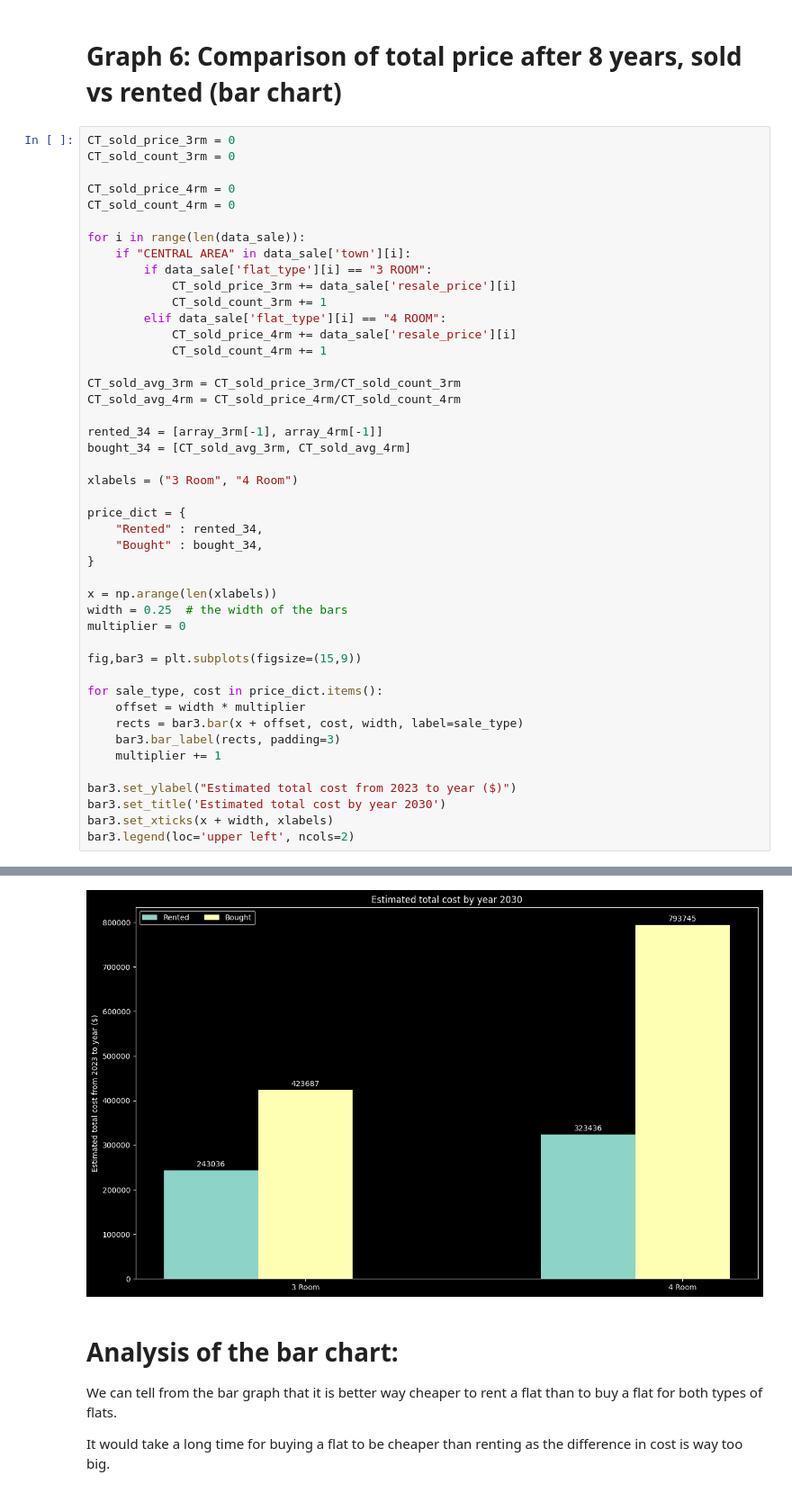
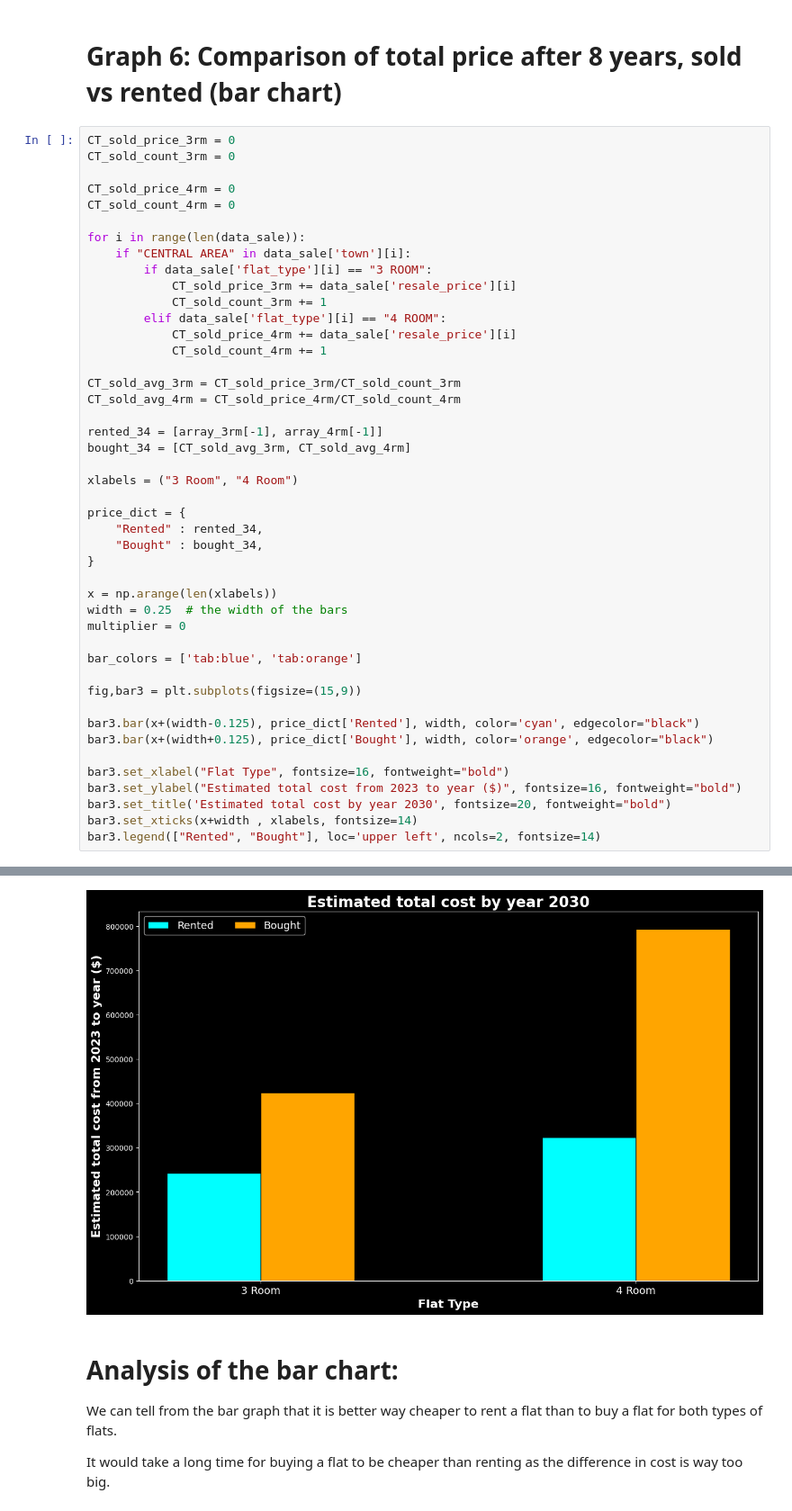
Before and after one commit to Deagozn/PDS, a Jupyter notebook: Assignment/AssignmentV2.ipynb, the cells around one changed output, grey strips where cells are left out. Shown: that part at 90% size. Drawn from its saved outputs; the diff is of its cells as text.

```diff
--- a/Assignment/AssignmentV2.ipynb
+++ b/Assignment/AssignmentV2.ipynb
@@ -745,43 +743,43 @@ for i in range(len(data_sale)):
     if "CENTRAL AREA" in data_sale['town'][i]:
         if data_sale['flat_type'][i] == "3 ROOM":
             CT_sold_price_3rm += data_sale['resale_price'][i]
             CT_sold_count_3rm += 1
         elif data_sale['flat_type'][i] == "4 ROOM":
             CT_sold_price_4rm += data_sale['resale_price'][i]
             CT_sold_count_4rm += 1
 
 CT_sold_avg_3rm = CT_sold_price_3rm/CT_sold_count_3rm
 CT_sold_avg_4rm = CT_sold_price_4rm/CT_sold_count_4rm
 
 rented_34 = [array_3rm[-1], array_4rm[-1]]
 bought_34 = [CT_sold_avg_3rm, CT_sold_avg_4rm]
 
 xlabels = ("3 Room", "4 Room")
 
 price_dict = {
     "Rented" : rented_34,
     "Bought" : bought_34,
 }
 
 x = np.arange(len(xlabels))
 width = 0.25  # the width of the bars
 multiplier = 0
 
+bar_colors = ['tab:blue', 'tab:orange']
+
 fig,bar3 = plt.subplots(figsize=(15,9))
 
-for sale_type, cost in price_dict.items():
-    offset = width * multiplier
-    rects = bar3.bar(x + offset, cost, width, label=sale_type)
-    bar3.bar_label(rects, padding=3)
-    multiplier += 1
+bar3.bar(x+(width-0.125), price_dict['Rented'], width, color='cyan', edgecolor="black")
+bar3.bar(x+(width+0.125), price_dict['Bought'], width, color='orange', edgecolor="black")
 
-bar3.set_ylabel("Estimated total cost from 2023 to year ($)")
-bar3.set_title('Estimated total cost by year 2030')
-bar3.set_xticks(x + width, xlabels)
-bar3.legend(loc='upper left', ncols=2)
+bar3.set_xlabel("Flat Type", fontsize=16, fontweight="bold")
+bar3.set_ylabel("Estimated total cost from 2023 to year ($)", fontsize=16, fontweight="bold")
+bar3.set_title('Estimated total cost by year 2030', fontsize=20, fontweight="bold")
+bar3.set_xticks(x+width , xlabels, fontsize=14)
+bar3.legend(["Rented", "Bought"], loc='upper left', ncols=2, fontsize=14)
 # %% [output]
 <matplotlib.legend.Legend at 0x...>
-[figure, old version]
+[figure, new version]
 # %% [markdown]
 # Analysis of the bar chart:
 
```
Also changed, not shown: parts of 2 cells of this notebook.
